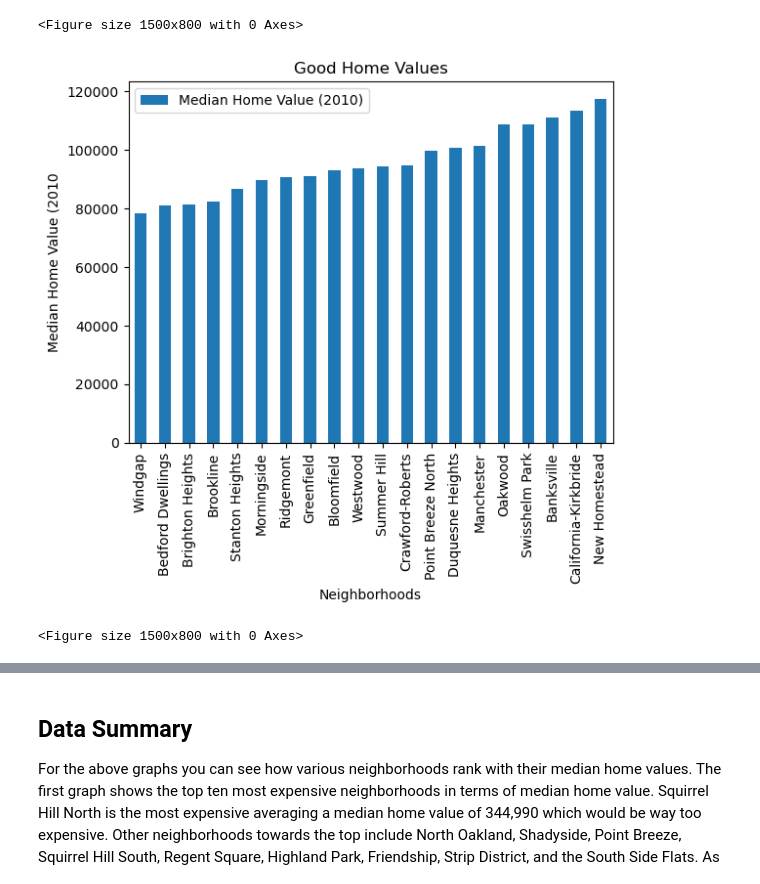
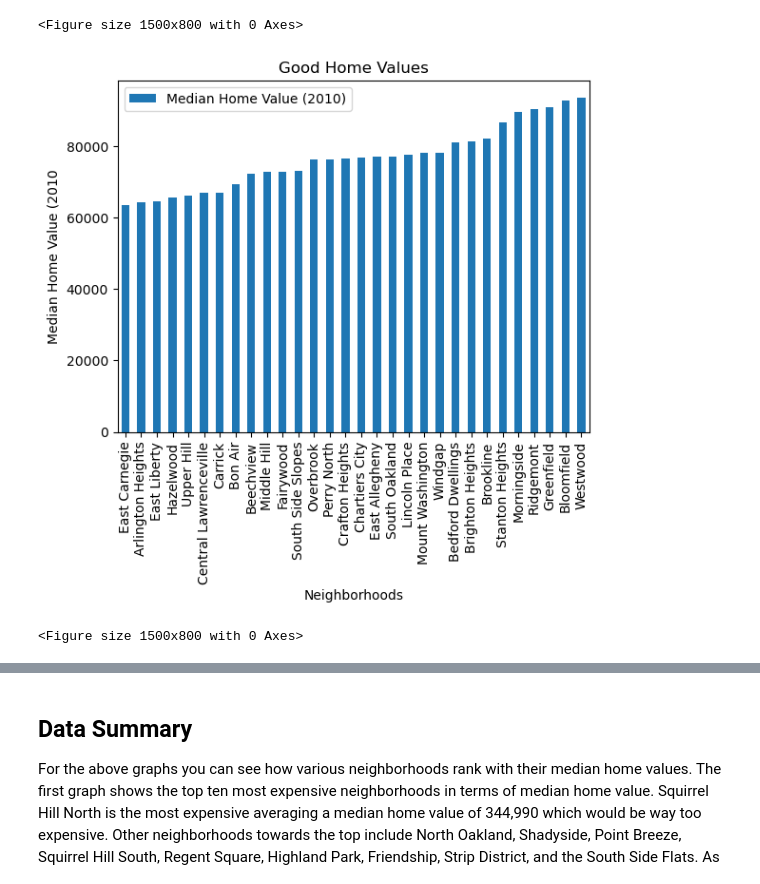
Before and after one commit to nschaab2005/CMPINF-0010-Final-Project, a Jupyter notebook: Final-Project-Noah.ipynb, the cells around one changed output, grey strips where cells are left out. Drawn from its saved outputs; the diff is of its cells as text; code cells hidden in the pictures.

```diff
--- a/Final-Project-Noah.ipynb
+++ b/Final-Project-Noah.ipynb
@@ -45,11 +45,11 @@ plt.show()
 [figure]
 <Figure size 1500x800 with 0 Axes>
 # %%
-filtered_data.iloc[50:70].plot(x = 'Neighborhood', kind = 'bar', title = "Good Home Values")
+filtered_data.iloc[30:60].plot(x = 'Neighborhood', kind = 'bar', title = "Good Home Values")
 plt.xlabel('Neighborhoods')
 plt.ylabel('Median Home Value (2010')
 plt.figure(figsize=(15, 8))
 plt.show()
 # %% [output]
-[figure, old version]
+[figure, new version]
 <Figure size 1500x800 with 0 Axes>
```
Also changed, not shown: parts of 2 cells of this notebook.
